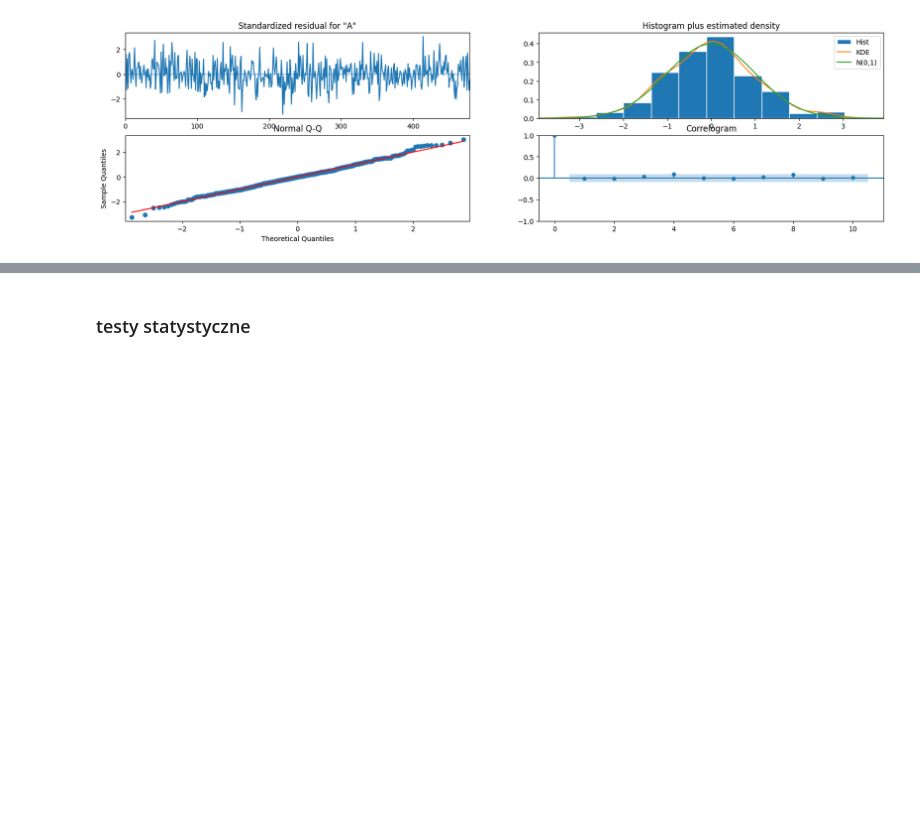
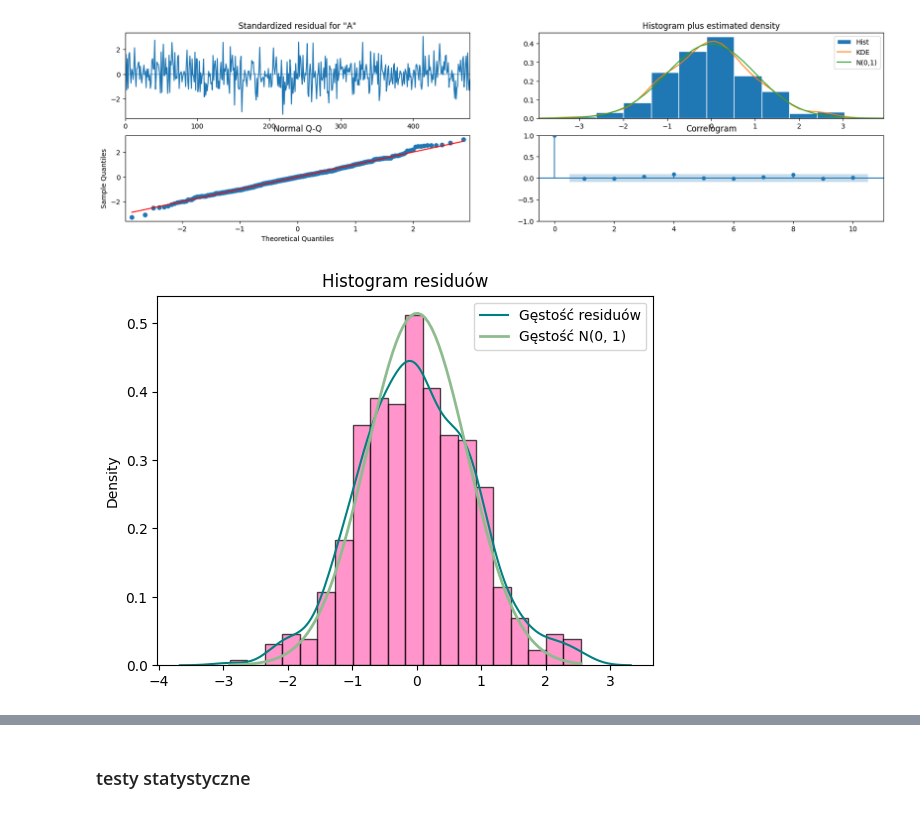
Before and after one commit to MariaNowacka/raport_kaszcz, a Jupyter notebook: sprawko.ipynb, the cells around one changed output, grey strips where cells are left out. Drawn from its saved outputs; the diff is of its cells as text; code cells hidden in the pictures; blank space fills up the shorter version.

```diff
--- a/sprawko.ipynb
+++ b/sprawko.ipynb
@@ -573,4 +531,25 @@ plt.plot()
 # %% [output]
 []
 [figure]
+# %%
+import seaborn as ssn
+# import statsmodels.api as sm
+from statsmodels.graphics.tsaplots import plot_acf
+from scipy.stats import norm, probplot
+# fig, axes = plt.subplots(2, 2, figsize=(15, 10))
+# axes = axes.flatten()
+residuals3 = model3.resid
+# 1. Histogram reszt z krzywą normalną
+ssn.kdeplot(X3, color = 'teal', label = 'Gęstość residuów')
+plt.hist(X3, bins=20, color='hotpink', edgecolor='black', density=True, alpha=0.7)
+mu, std = norm.fit(residuals3)
+x3 = np.linspace(min(X3), max(X3), 100)
+p3 = norm.pdf(x3, mu, std)
+plt.plot(x3, p3, color = 'darkseagreen', linewidth=2, label='Gęstość N(0, 1)')
+plt.title("Histogram residuów")
+plt.legend()
+plt.savefig('norm3X3.png')
+plt.show()
+# %% [output]
+[figure, added]
 # %%
```
Also changed, not shown: parts of 6 cells of this notebook, 2 other files.
